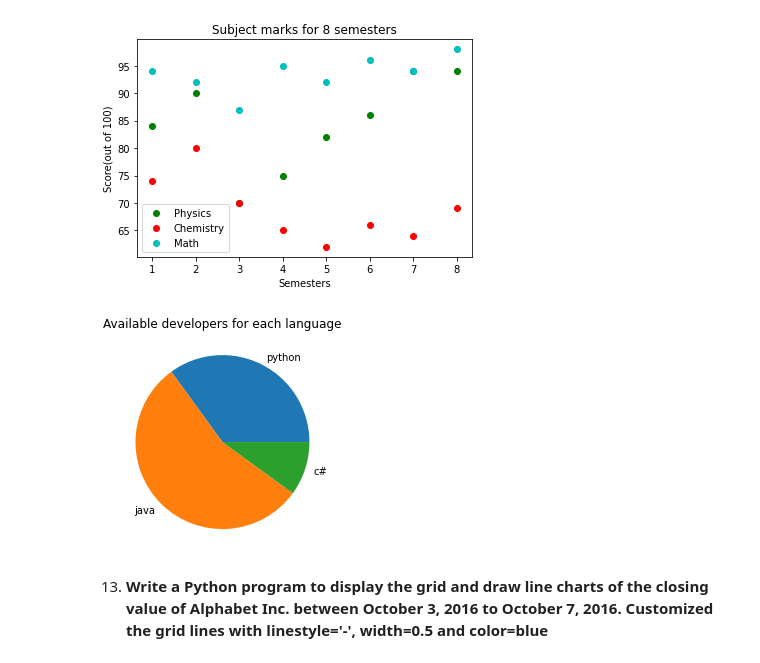
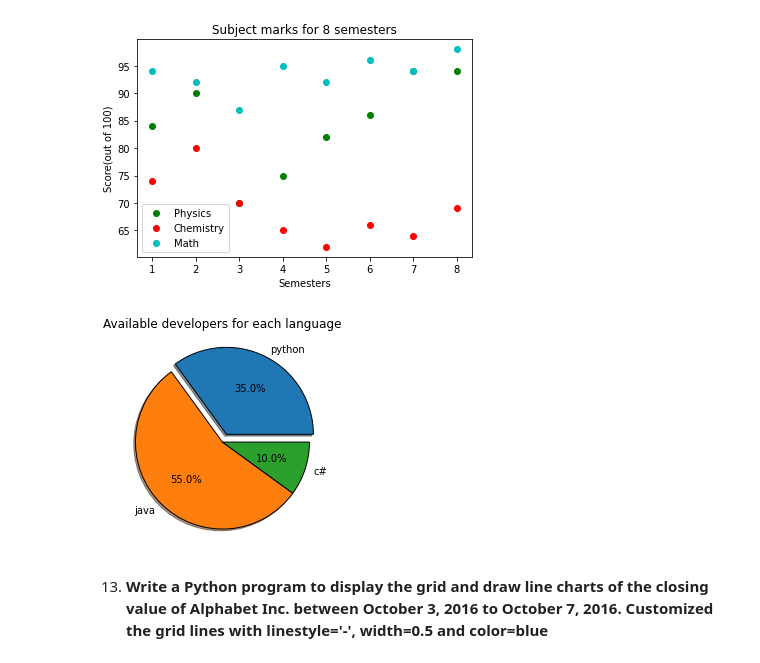
Before and after one commit to NishanthRajkumar/Python-Libraries, a Jupyter notebook: matplotlib_programs/matplotlib_programs.ipynb, the cells around one changed output. Cells and saved outputs as stored; diff of their text form; code cells hidden in the pictures.

Commit message:
fix: updated pie chart to show percentages

```diff
--- a/matplotlib_programs/matplotlib_programs.ipynb
+++ b/matplotlib_programs/matplotlib_programs.ipynb
@@ -255,12 +255,12 @@ plt.show()
 # %%
 # Plot a pie chart
 x = [35,55,10]
 languages = ['python', 'java', 'c#']
-plt.pie(x, labels=languages)
+plt.pie(x, labels=languages, autopct='%1.1f%%', explode=[0.1, 0, 0], shadow=True, wedgeprops={'edgecolor': 'black'})
 plt.title('Available developers for each language')
 plt.show()
 # %% [output]
-[figure, old version]
+[figure, new version]
 # %% [markdown]
 13. **Write a Python program to display the grid and draw line charts of the closing value of Alphabet Inc. between October 3, 2016 to October 7, 2016. Customized the grid lines with linestyle='-', width=0.5 and color=blue**
 # %%
```
